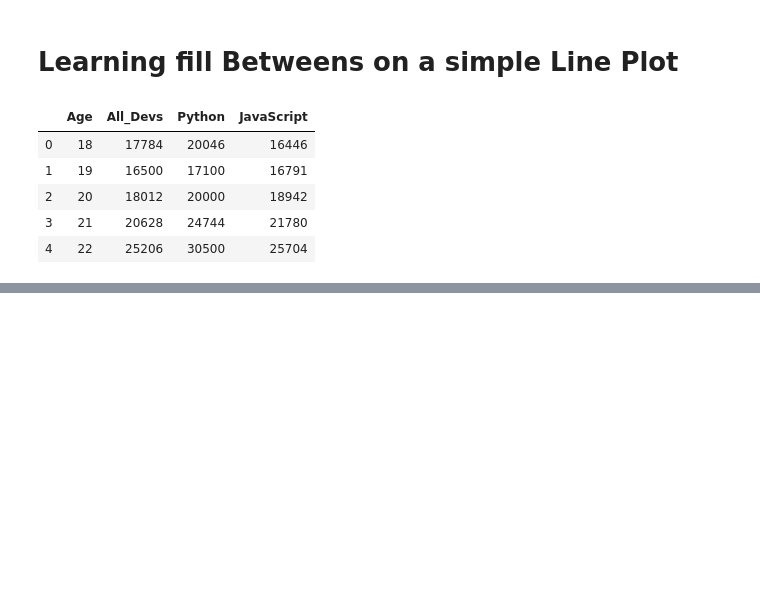
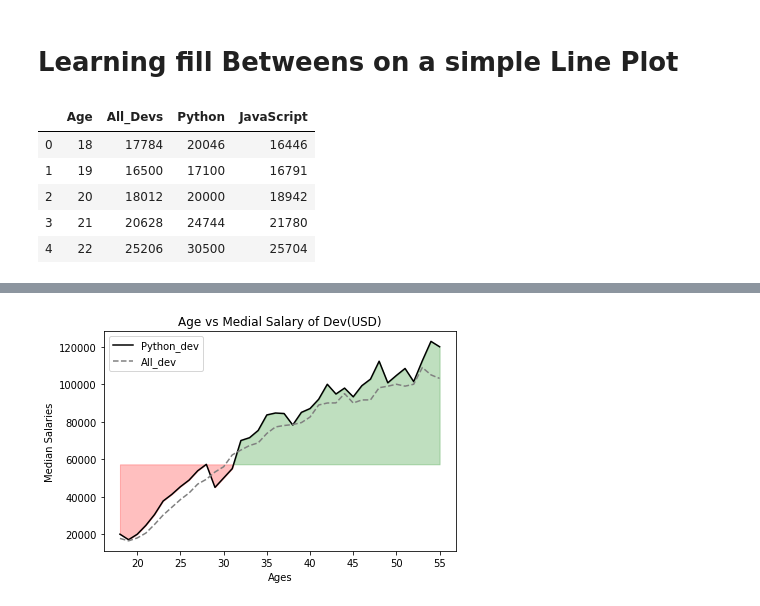
Before and after one commit to Vikasjce/Python, a Jupyter notebook: Matplotlib/05.Fill_Betweens/FillBetweens.ipynb, the cells around one changed output, grey strips where cells are left out. Saved outputs shown, nothing was run; the diff lists cells and outputs as text; code cells hidden in the pictures; blank space fills up the shorter version.

```diff
--- a/Matplotlib/05.Fill_Betweens/FillBetweens.ipynb
+++ b/Matplotlib/05.Fill_Betweens/FillBetweens.ipynb
@@ -34,0 +87,28 @@ plt.show()
+# %%
+from matplotlib import pyplot as plt
+import pandas as pd
+
+data = pd.read_csv('data.csv')
+Age=data['Age']
+Python_developers = data['Python']
+All_developers = data['All_Devs']
+
+
+plt.plot(Age,Python_developers,color='k',linestyle='-',label='Python_dev')
+plt.plot(Age,All_developers,color='grey',linestyle='--',label='All_dev')
+
+
+overall_median=57287
+
+
+plt.fill_between(Age,Python_developers,overall_median,where=(Python_developers>overall_median),color='green',interpolate=True,alpha=0.25)
+plt.fill_between(Age,Python_developers,overall_median,where=(Python_developers<=overall_median),interpolate=True,color='red',alpha=0.25)
+
+plt.title("Age vs Medial Salary of Dev(USD)")
+plt.xlabel("Ages")
+plt.ylabel("Median Salaries")
+plt.tight_layout()
+plt.legend()
+plt.show()
+# %% [output]
+[figure, added]
```
Also changed, not shown: parts of 4 cells of this notebook, 1 other file.
